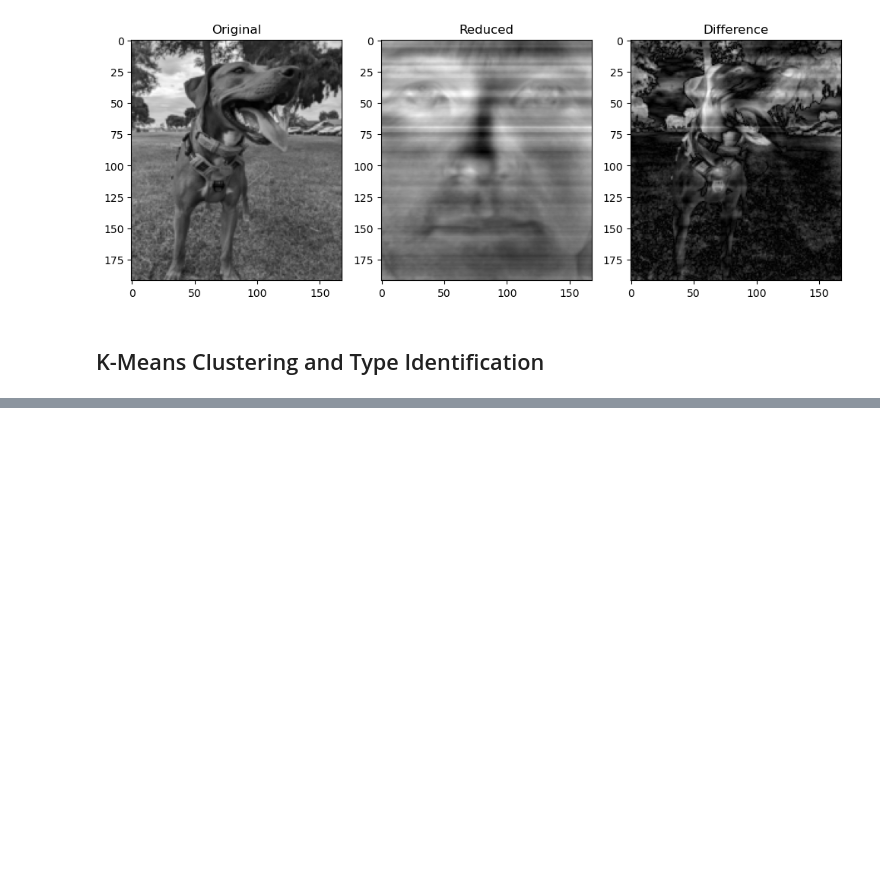
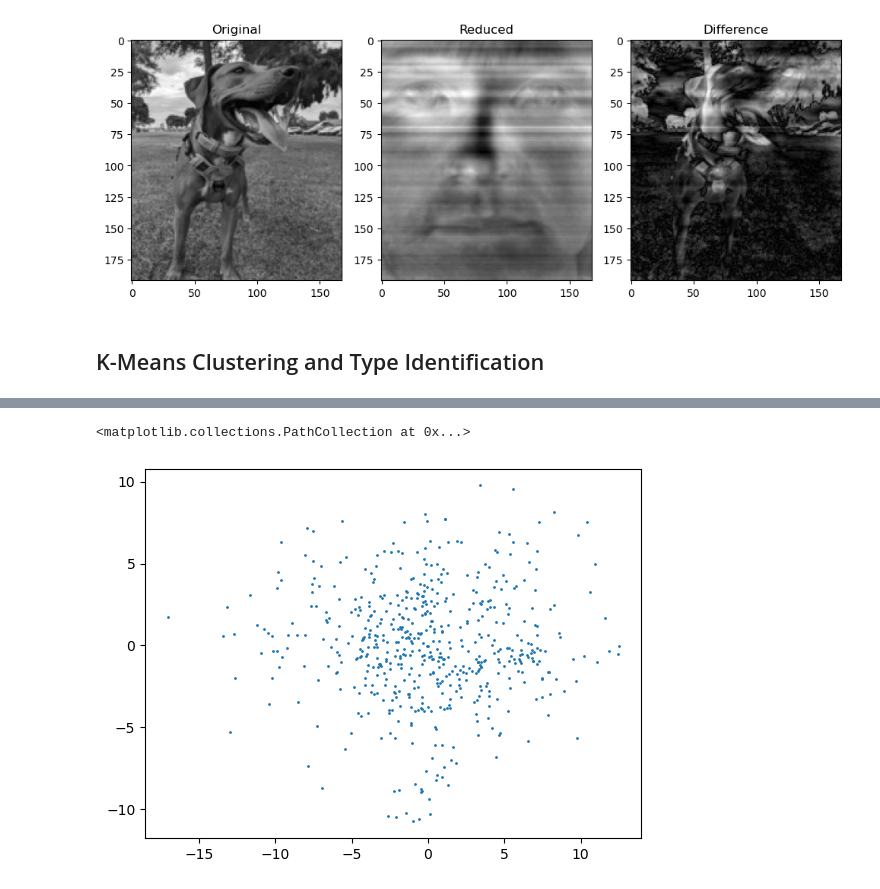
Before and after one commit to cwcurtis/MATH-596-Mathematical-Data-Science, a Jupyter notebook: Lecture_Notes/Applications_of_the_SVD_and_Cluster_Analysis.ipynb, the cells around one changed output, grey strips where cells are left out. Cells and saved outputs as stored; diff of their text form; code cells hidden in the pictures; blank space fills up the shorter version.

```diff
--- a/Lecture_Notes/Applications_of_the_SVD_and_Cluster_Analysis.ipynb
+++ b/Lecture_Notes/Applications_of_the_SVD_and_Cluster_Analysis.ipynb
@@ -88,0 +112,5 @@ image_comparison(small_beans, rebuilt_beans)
+# %%
+plt.scatter(projected_images[5, :], projected_images[10, :], s=1.)
+# %% [output]
+<matplotlib.collections.PathCollection at 0x...>
+[figure, added]
```
Also changed, not shown: parts of 6 cells of this notebook, 2 other files.
